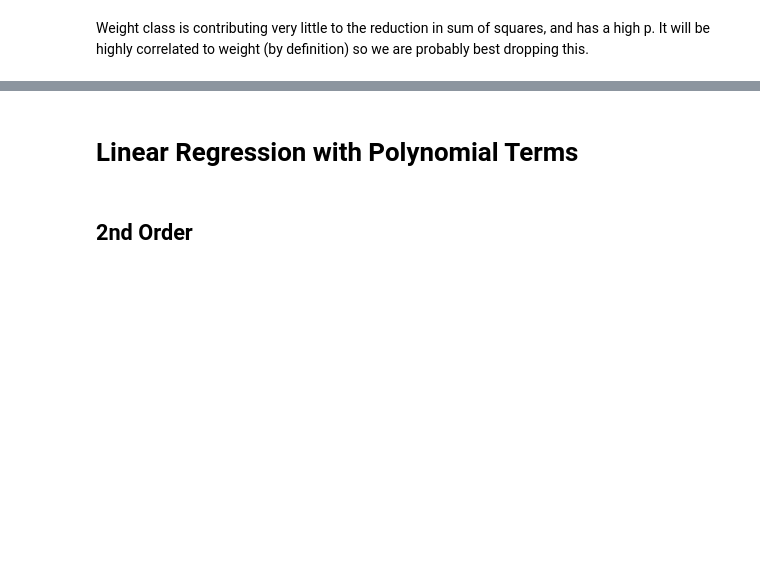
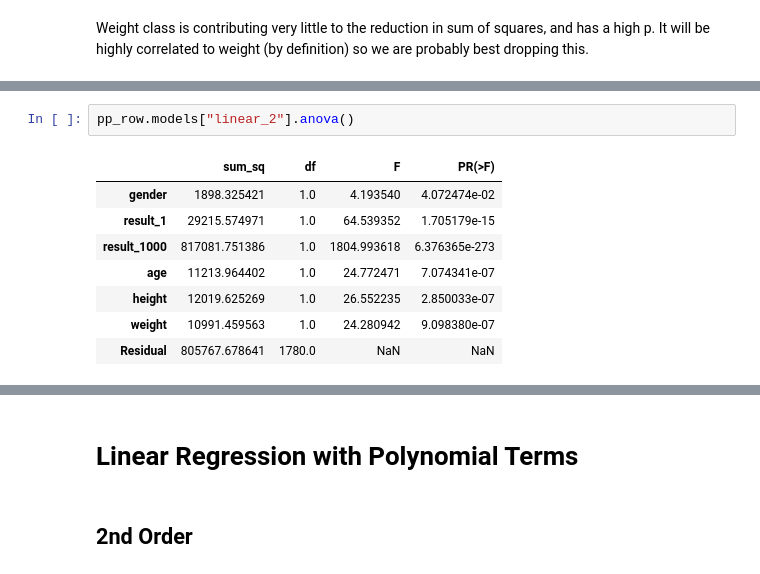
Before and after one commit to adhardy/Concept2-Pace-Predictor, a Jupyter notebook: linear-regression.ipynb, the cells around one changed output, grey strips where cells are left out. Drawn from its saved outputs; the diff is of its cells as text; blank space fills up the shorter version.

```diff
--- a/linear-regression.ipynb
+++ b/linear-regression.ipynb
@@ -394,0 +393,11 @@ Mean error: 22.1s
+# %%
+pp_row.models["linear_2"].anova()
+# %% [output]
+|  | sum_sq | df | F | PR(>F) |
+| gender | 1898.325421 | 1.0 | 4.193540 | 4.072474e-02 |
+| result_1 | 29215.574971 | 1.0 | 64.539352 | 1.705179e-15 |
+| result_1000 | 817081.751386 | 1.0 | 1804.993618 | 6.376365e-273 |
+| age | 11213.964402 | 1.0 | 24.772471 | 7.074341e-07 |
+| height | 12019.625269 | 1.0 | 26.552235 | 2.850033e-07 |
+| weight | 10991.459563 | 1.0 | 24.280942 | 9.098380e-07 |
+| Residual | 805767.678641 | 1780.0 | NaN | NaN |
```
Also changed, not shown: parts of 17 cells of this notebook, 1 other file.
